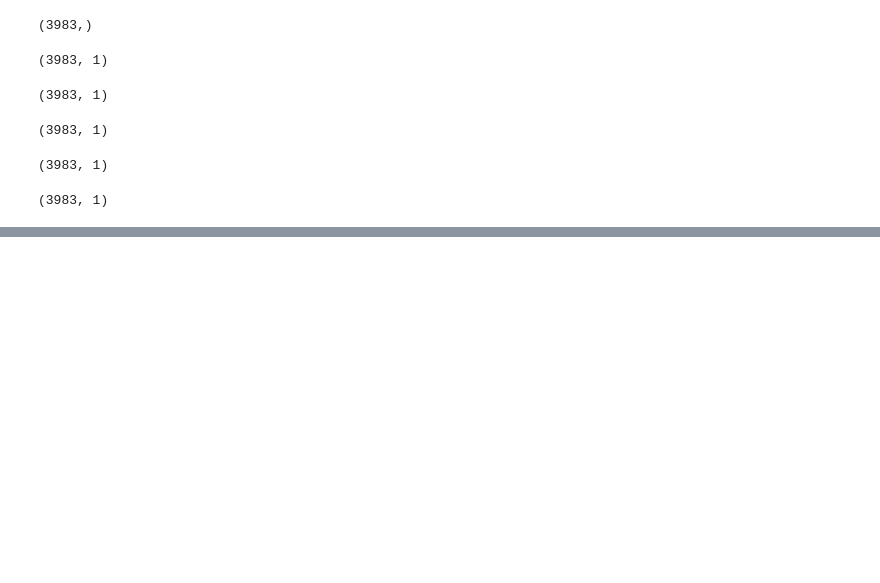
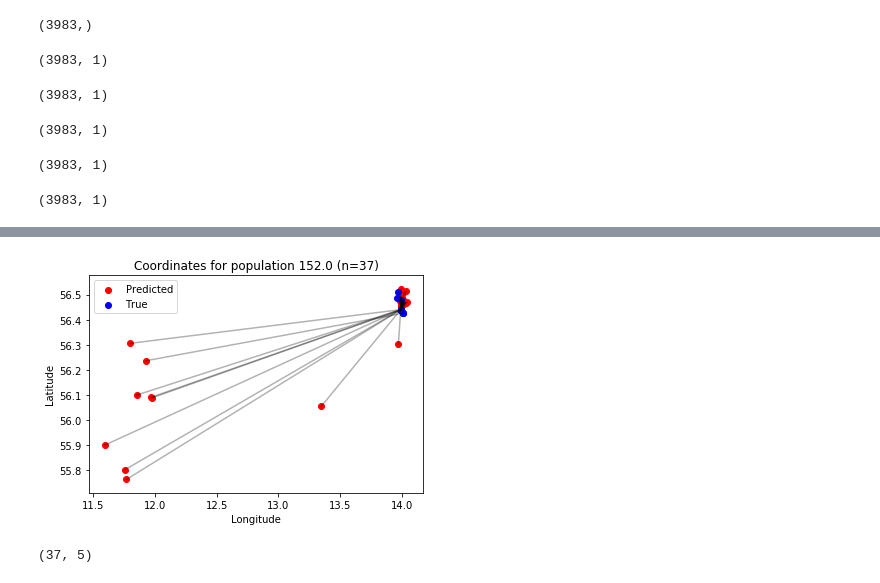
Before and after one commit to RKALM/ann-mallards, a Jupyter notebook: intended regression v2/mallards.ipynb, the cells around one changed output, grey strips where cells are left out. Cells and saved outputs as stored; diff of their text form; code cells hidden in the pictures; blank space fills up the shorter version.

```diff
--- a/intended regression v2/mallards.ipynb
+++ b/intended regression v2/mallards.ipynb
@@ -306,0 +307,8 @@ combined_df.head(50)
+# %%
+threshold = 20
+populations_above_threshold = combined_df['population'].value_counts()[combined_df['population'].value_counts() >= threshold].index
+if len(populations_above_threshold) > 0:
+    most_frequent_pop = combined_df.loc[combined_df['population'].isin(populations_above_threshold)]['population'].value_counts().idxmax()
+    most_frequent_pop_df = combined_df.loc[combined_df['population'] == most_frequent_pop]
+else:
+    print("change the threshold!")
@@ -306,0 +335,26 @@ combined_df.head(50)
+# %%
+# Filter for rows with non-null predicted and true coordinates
+filtered_df = most_frequent_pop_df.dropna(subset=['Pred_latitude', 'Pred_longitude', 'latitude', 'longitude'])
+
+# Create scatter plot of predicted and true coordinates
+plt.scatter(filtered_df['Pred_longitude'], filtered_df['Pred_latitude'], c='r', label='Predicted')
+plt.scatter(filtered_df['longitude'], filtered_df['latitude'], c='b', label='True')
+
+# Connect predicted and true coordinates with lines
+for index, row in filtered_df.iterrows():
+    plt.plot([row['Pred_longitude'], row['longitude']], [row['Pred_latitude'], row['latitude']], 'k-', alpha=0.3)
+
+# Add legend and labels
+plt.legend()
+plt.xlabel('Longitude')
+plt.ylabel('Latitude')
+plt.title(f"Coordinates for population {most_frequent_pop} (n={len(filtered_df)})")
+
+# Show plot
+plt.show()
+# %% [output]
+[figure, added]
+# %%
+most_frequent_pop_df.shape
+# %% [output]
+(37, 5)
```
Also changed, not shown: parts of 8 cells of this notebook, 2 other files.
